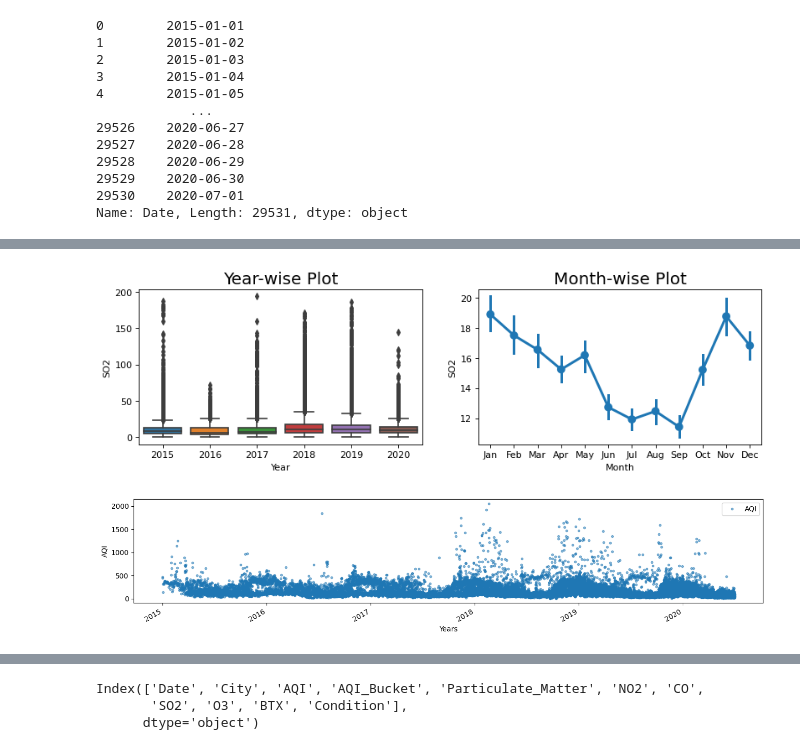
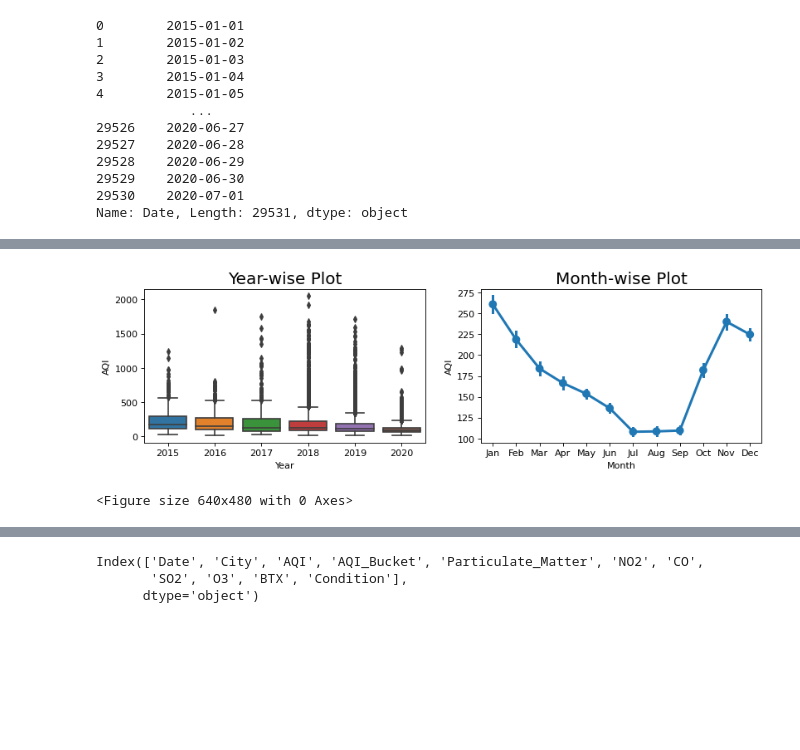
Before and after one commit to abyasingh/GGH_Ideathon, a Jupyter notebook: air_pollution.ipynb, the cells around one changed output, grey strips where cells are left out. Cells and saved outputs as stored; diff of their text form; code cells hidden in the pictures; blank space fills up the shorter version.

```diff
--- a/air_pollution.ipynb
+++ b/air_pollution.ipynb
@@ -136,0 +160,16 @@ print(filtered_df)
+# %%
+def trend_plot(updatedCityData, value, save_path=None):
+    data = updatedCityData.copy()
+    data['Year'] = [d.year for d in data.Date]
+    data['Month'] = [d.strftime('%b') for d in data.Date]
+    years = data['Year'].unique()
+    fig, axes = plt.subplots(1, 2, figsize=(12,3), dpi= 80)
+    sns.boxplot(x='Year', y=value, data=data, ax=axes[0])
+    sns.pointplot(x='Month', y=value, data=data.loc[~data.Year.isin([2015, 2020]), :])
+
+    axes[0].set_title('Year-wise Plot', fontsize=18);
+    axes[1].set_title('Month-wise Plot', fontsize=18)
+
+    if save_path:
+        plt.savefig(save_path)
+    plt.show()
@@ -149,13 +194,0 @@ visualisePollutants(updatedCityData, newColumns)
-# %%
-def trend_plot(updatedCityData, value):
-    data = updatedCityData.copy()
-    data['Year'] = [d.year for d in data.Date]
-    data['Month'] = [d.strftime('%b') for d in data.Date]
-    years = data['Year'].unique()
-    fig, axes = plt.subplots(1, 2, figsize=(12,3), dpi= 80)
-    sns.boxplot(x='Year', y=value, data=data, ax=axes[0])
-    sns.pointplot(x='Month', y=value, data=data.loc[~data.Year.isin([2015, 2020]), :])
-
-    axes[0].set_title('Year-wise Plot', fontsize=18);
-    axes[1].set_title('Month-wise Plot', fontsize=18)
-    plt.show()
@@ -162,5 +199,6 @@ def trend_plot(updatedCityData, value):
 # %%
-value='SO2'
-trend_plot(updatedCityData,value)
+value='AQI'
+trend_plot(updatedCityData,value, save_path='aqi_box.png')
 # %% [output]
-[figure, old version]
+[figure, new version]
+<Figure size 640x480 with 0 Axes>
@@ -176,4 +204,0 @@ def visualiseAQI(udata, columns):
-# %%
-visualiseAQI(updatedCityData, ['AQI'])
-# %% [output]
-[figure, removed]
```
Also changed, not shown: parts of 27 cells of this notebook.
